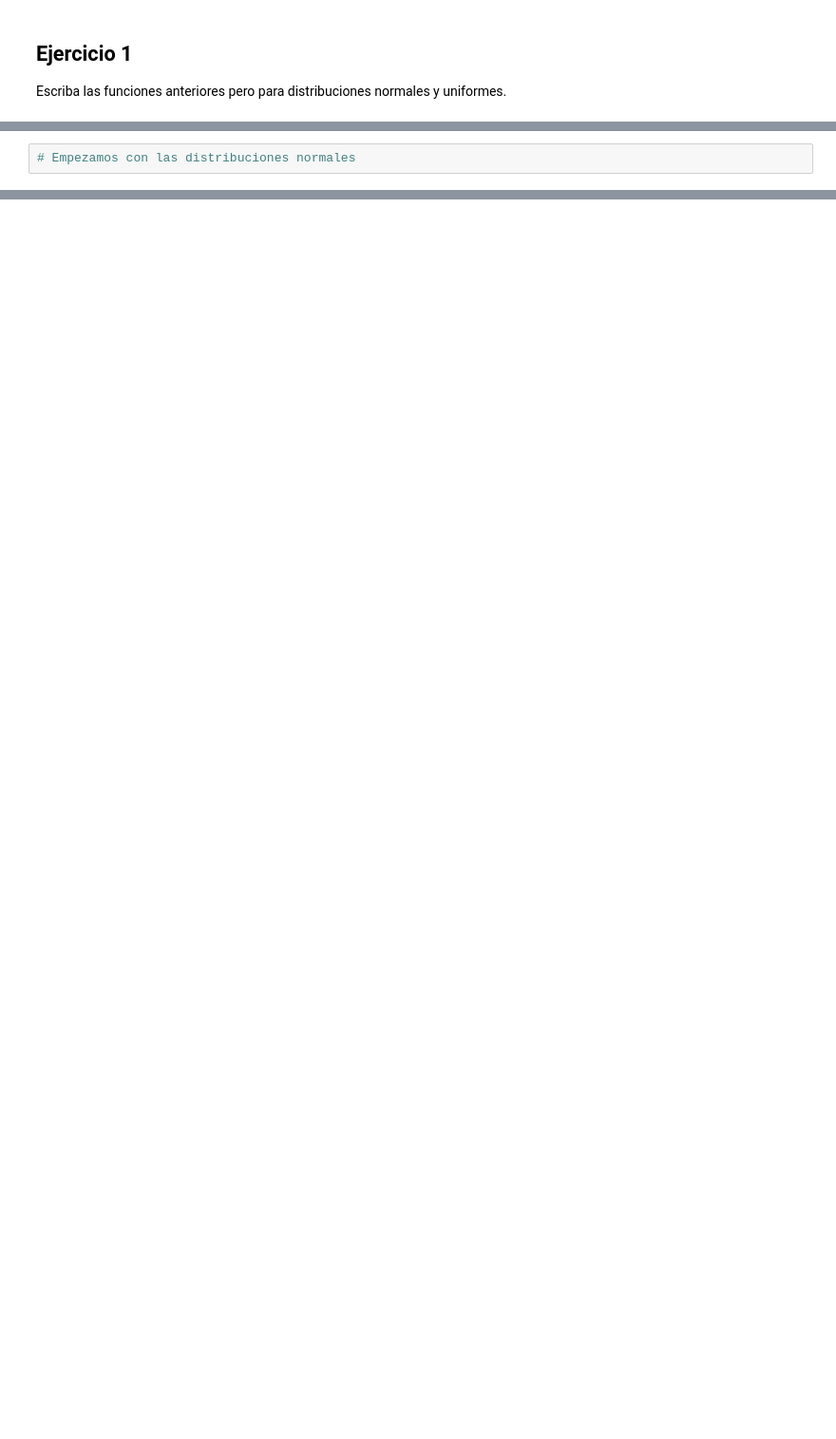
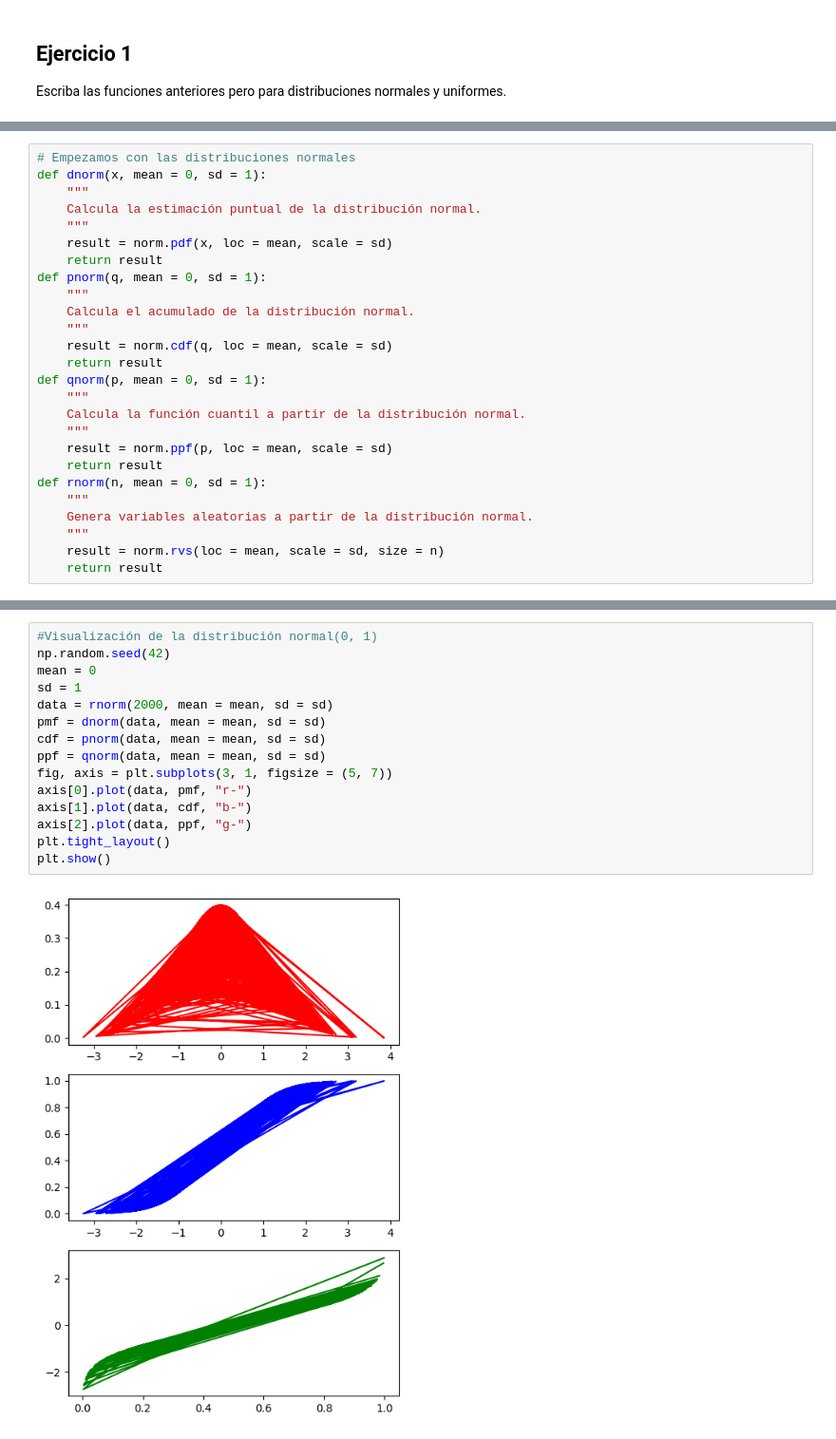
Before and after one commit to 4GeeksAcademy/aliasys-distribucion, a Jupyter notebook: notebook/problems.es.ipynb, the cells around one changed output, grey strips where cells are left out. Shown at 95% size. Drawn from its saved outputs; the diff is of its cells as text; blank space fills up the shorter version.

```diff
--- a/notebook/problems.es.ipynb
+++ b/notebook/problems.es.ipynb
@@ -83,2 +93,26 @@ Escriba las funciones anteriores pero para distribuciones normales y uniformes.
 # %%
 # Empezamos con las distribuciones normales
+def dnorm(x, mean = 0, sd = 1):
+    """
+    Calcula la estimación puntual de la distribución normal.
+    """
+    result = norm.pdf(x, loc = mean, scale = sd)
+    return result
+def pnorm(q, mean = 0, sd = 1):
+    """
+    Calcula el acumulado de la distribución normal.
+    """
+    result = norm.cdf(q, loc = mean, scale = sd)
+    return result
+def qnorm(p, mean = 0, sd = 1):
+    """
+    Calcula la función cuantil a partir de la distribución normal.
+    """
+    result = norm.ppf(p, loc = mean, scale = sd)
+    return result
+def rnorm(n, mean = 0, sd = 1):
+    """
+    Genera variables aleatorias a partir de la distribución normal.
+    """
+    result = norm.rvs(loc = mean, scale = sd, size = n)
+    return result
@@ -84,0 +132,17 @@ Escriba las funciones anteriores pero para distribuciones normales y uniformes.
+# %%
+#Visualización de la distribución normal(0, 1)
+np.random.seed(42)
+mean = 0
+sd = 1
+data = rnorm(2000, mean = mean, sd = sd)
+pmf = dnorm(data, mean = mean, sd = sd)
+cdf = pnorm(data, mean = mean, sd = sd)
+ppf = qnorm(data, mean = mean, sd = sd)
+fig, axis = plt.subplots(3, 1, figsize = (5, 7))
+axis[0].plot(data, pmf, "r-")
+axis[1].plot(data, cdf, "b-")
+axis[2].plot(data, ppf, "g-")
+plt.tight_layout()
+plt.show()
+# %% [output]
+[figure, added]
```
Also changed, not shown: parts of 10 cells of this notebook.
